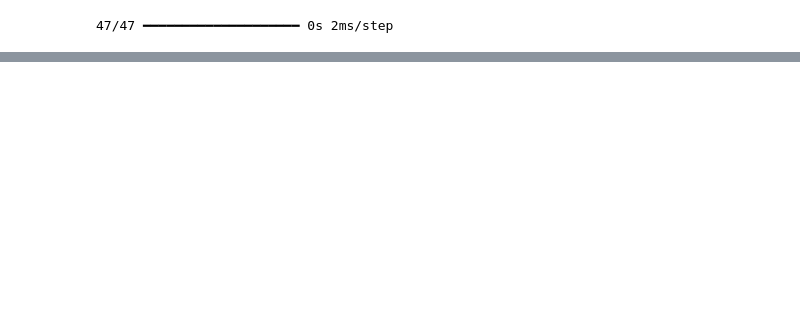
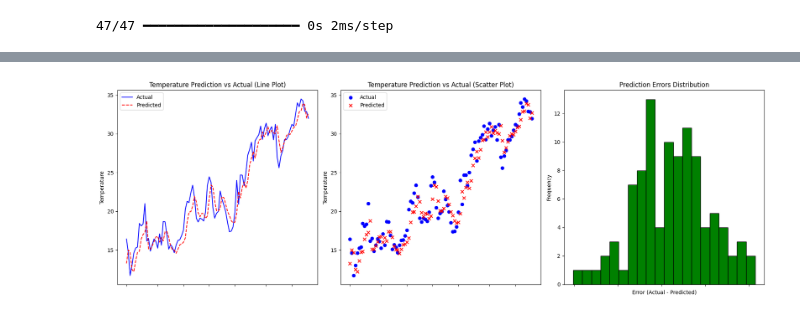
Before and after one commit to proloypoddar/Weather-Predection-By-LSTM, a Jupyter notebook: Weather_prediction_(LSTM).ipynb, the cells around one changed output, grey strips where cells are left out. Cells and saved outputs as stored; diff of their text form; code cells hidden in the pictures; blank space fills up the shorter version.

```diff
--- a/Weather_prediction_(LSTM).ipynb
+++ b/Weather_prediction_(LSTM).ipynb
@@ -300,0 +301,34 @@ plt.show()
+# %%
+import matplotlib.pyplot as plt
+
+# Create subplots: 1 row, 3 columns
+fig, axs = plt.subplots(1, 3, figsize=(18, 6))
+
+# Plot Actual vs Predicted temperature on the first axis (Line Plot)
+axs[0].plot(df_final.index[-100:], true_temp[-100:], label='Actual', color='blue')
+axs[0].plot(df_final.index[-100:], predicted_temp[-100:], label='Predicted', color='red', linestyle='--')
+axs[0].set_title('Temperature Prediction vs Actual (Line Plot)')
+axs[0].set_ylabel('Temperature')
+axs[0].legend()
+
+# Plot Actual vs Predicted temperature on the second axis (Scatter Plot)
+axs[1].scatter(df_final.index[-100:], true_temp[-100:], label='Actual', color='blue')
+axs[1].scatter(df_final.index[-100:], predicted_temp[-100:], label='Predicted', color='red', marker='x')
+axs[1].set_title('Temperature Prediction vs Actual (Scatter Plot)')
+axs[1].set_ylabel('Temperature')
+axs[1].legend()
+errors = [true - pred for true, pred in zip(true_temp[-100:], predicted_temp[-100:])]
+axs[2].hist(errors, bins=20, color='green', edgecolor='black')
+axs[2].set_title('Prediction Errors Distribution')
+axs[2].set_xlabel('Error (Actual - Predicted)')
+axs[2].set_ylabel('Frequency')
+
+
+for ax in axs:
+    ax.set_xticklabels([])
+
+plt.tight_layout()
+
+plt.show()
+# %% [output]
+[figure, added]
```
Also changed, not shown: parts of 5 cells of this notebook, 1 other file.
